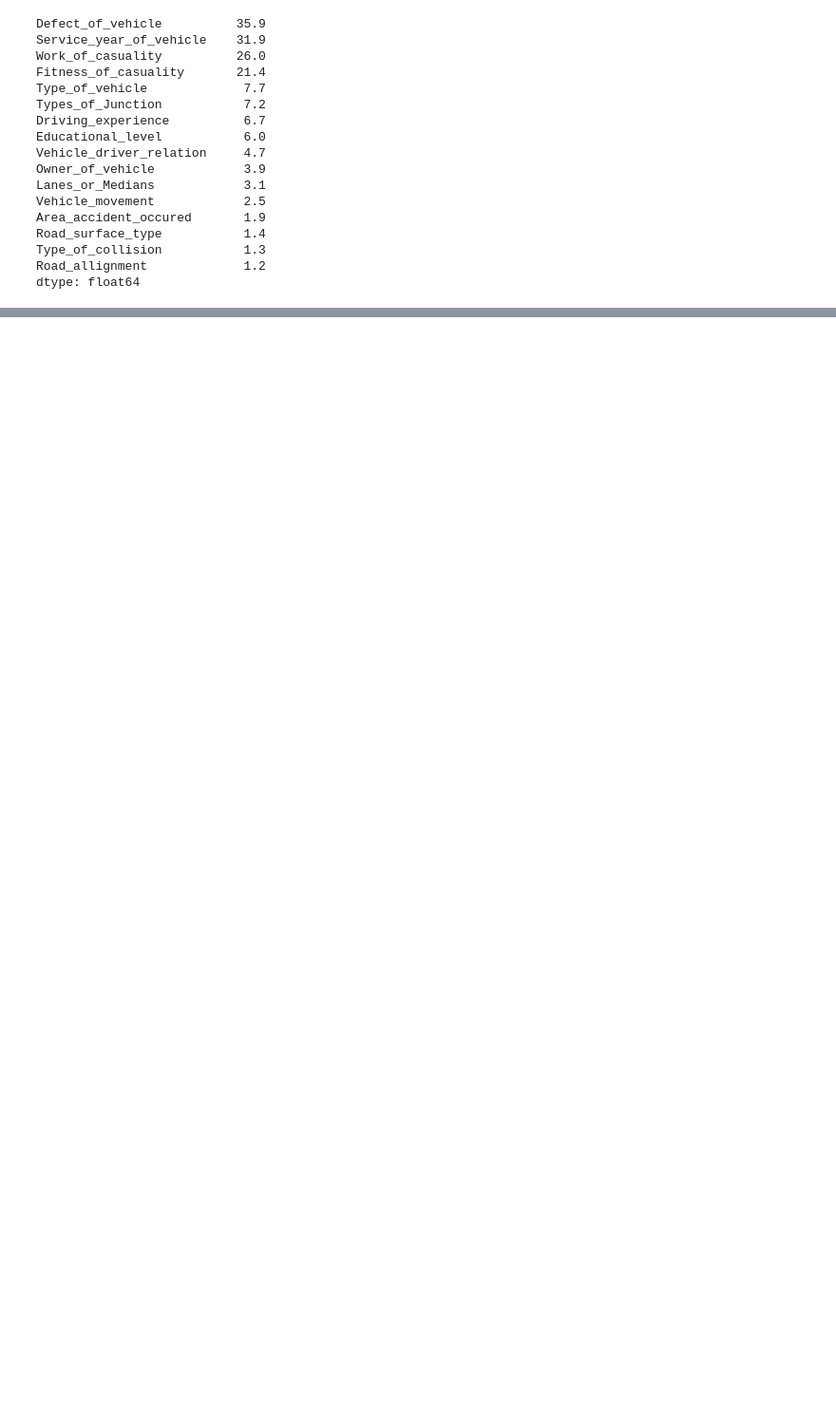
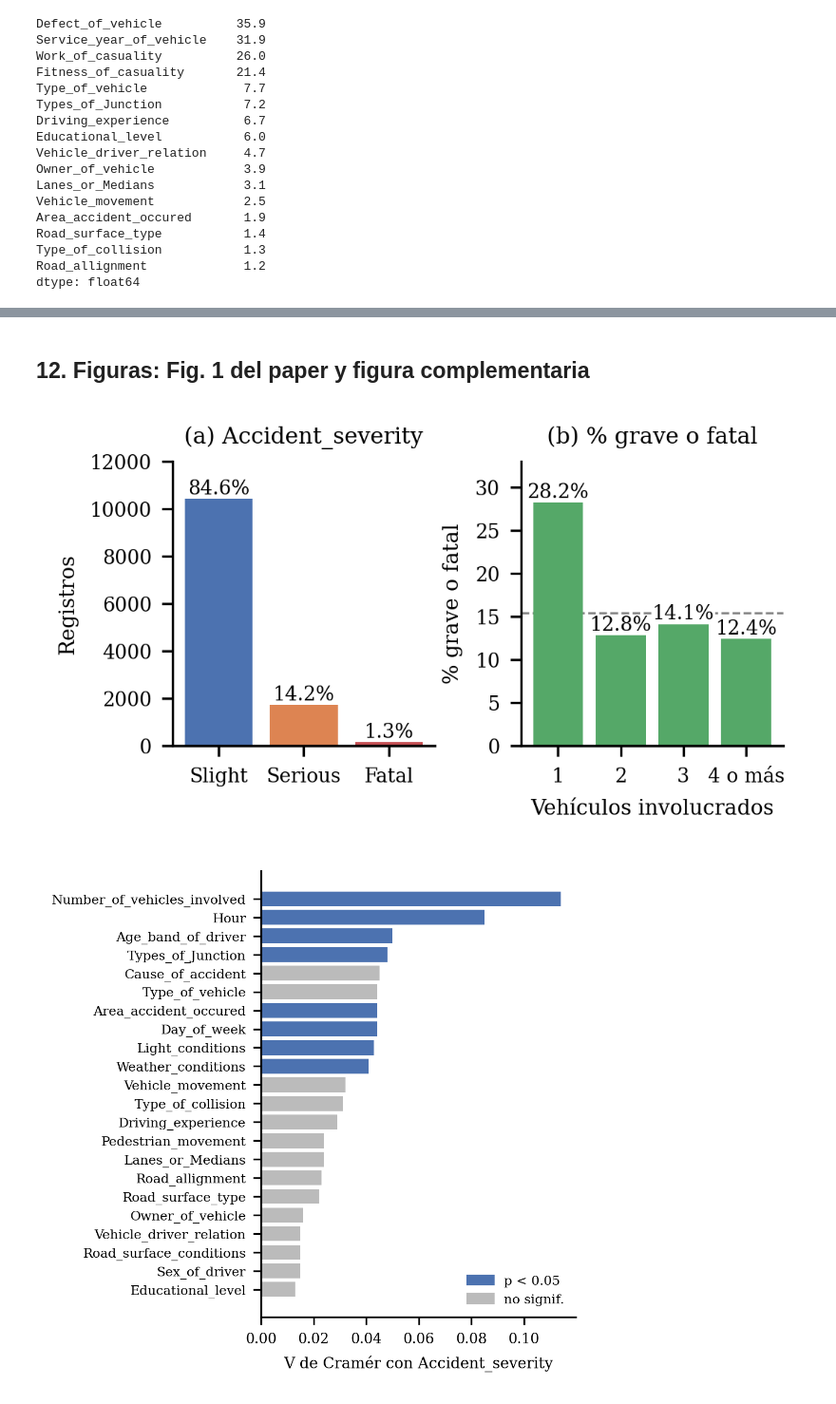
Before and after one commit to SantiagoAlvP/Short-Paper_Entrega_2, a Jupyter notebook: data_s5_eda.ipynb, the cells around one changed output, grey strips where cells are left out. Shown at 95% size. Saved outputs shown, nothing was run; the diff lists cells and outputs as text; code cells hidden in the pictures; blank space fills up the shorter version.

```diff
--- a/data_s5_eda.ipynb
+++ b/data_s5_eda.ipynb
@@ -218,0 +523,51 @@ El dataset tiene tamaño y calidad suficientes (tras la depuración) para plante
+# %% [markdown]
+## 12. Figuras: Fig. 1 del paper y figura complementaria
+# %%
+os.makedirs('figuras', exist_ok=True)
+plt.rcParams.update({'font.family': 'serif', 'font.size': 7, 'axes.titlesize': 7.5,
+                     'axes.labelsize': 7, 'xtick.labelsize': 6.5, 'ytick.labelsize': 6.5})
+
+# Fig. 1: (a) distribución del target, (b) % grave/fatal por número de vehículos
+fig, axes = plt.subplots(1, 2, figsize=(3.45, 1.9), dpi=300)
+ax = axes[0]
+ax.bar(order, counts_ord.values, color=['#4C72B0', '#DD8452', '#C44E52'])
+for i, v in enumerate(counts_ord.values):
+    ax.text(i, v + 200, f'{v / len(df) * 100:.1f}%', ha='center', fontsize=6.5)
+ax.set_ylim(0, 12000)
+ax.set_ylabel('Registros')
+ax.set_title('(a) Accident_severity')
+ax.spines[['top', 'right']].set_visible(False)
+
+ax = axes[1]
+ax.bar(ct_veh.index, ct_veh['pct_grave_fatal'], color='#55A868')
+for i, (v, n) in enumerate(zip(ct_veh['pct_grave_fatal'], ct_veh['n'])):
+    ax.text(i, v + 0.6, f'{v:.1f}%', ha='center', fontsize=6.5,
+            bbox=dict(facecolor='white', edgecolor='none', pad=0.3))
+ax.axhline(df.grave_fatal.mean(), color='gray', ls='--', lw=0.7, zorder=0)
+ax.set_ylim(0, 33)
+ax.set_xlabel('Vehículos involucrados')
+ax.set_ylabel('% grave o fatal')
+ax.set_title('(b) % grave o fatal')
+ax.spines[['top', 'right']].set_visible(False)
+plt.tight_layout(pad=0.4)
+fig.savefig('figuras/fig1_target_vehiculos.png', dpi=300)
+plt.show()
+
+# Figura complementaria (no incluida en el paper): V de Cramér de cada predictora (significativas en color)
+a = assoc.sort_values('V_Cramer')
+fig, ax = plt.subplots(figsize=(3.45, 3.3), dpi=300)
+colores = np.where(a['significativa_5%'], '#4C72B0', '#BBBBBB')
+ax.barh(a['variable'], a['V_Cramer'], color=colores)
+ax.set_xlabel('V de Cramér con Accident_severity')
+ax.tick_params(axis='y', labelsize=6)
+ax.spines[['top', 'right']].set_visible(False)
+from matplotlib.patches import Patch
+ax.legend(handles=[Patch(color='#4C72B0', label='p < 0.05'), Patch(color='#BBBBBB', label='no signif.')],
+          fontsize=6, frameon=False, loc='lower right')
+plt.tight_layout(pad=0.4)
+fig.savefig('figuras/fig2_cramer.png', dpi=300)
+plt.show()
+plt.rcParams.update(plt.rcParamsDefault)
+# %% [output]
+[figure, added]
+[figure, added]
```
Also changed, not shown: parts of 78 cells of this notebook, 14 other files.
